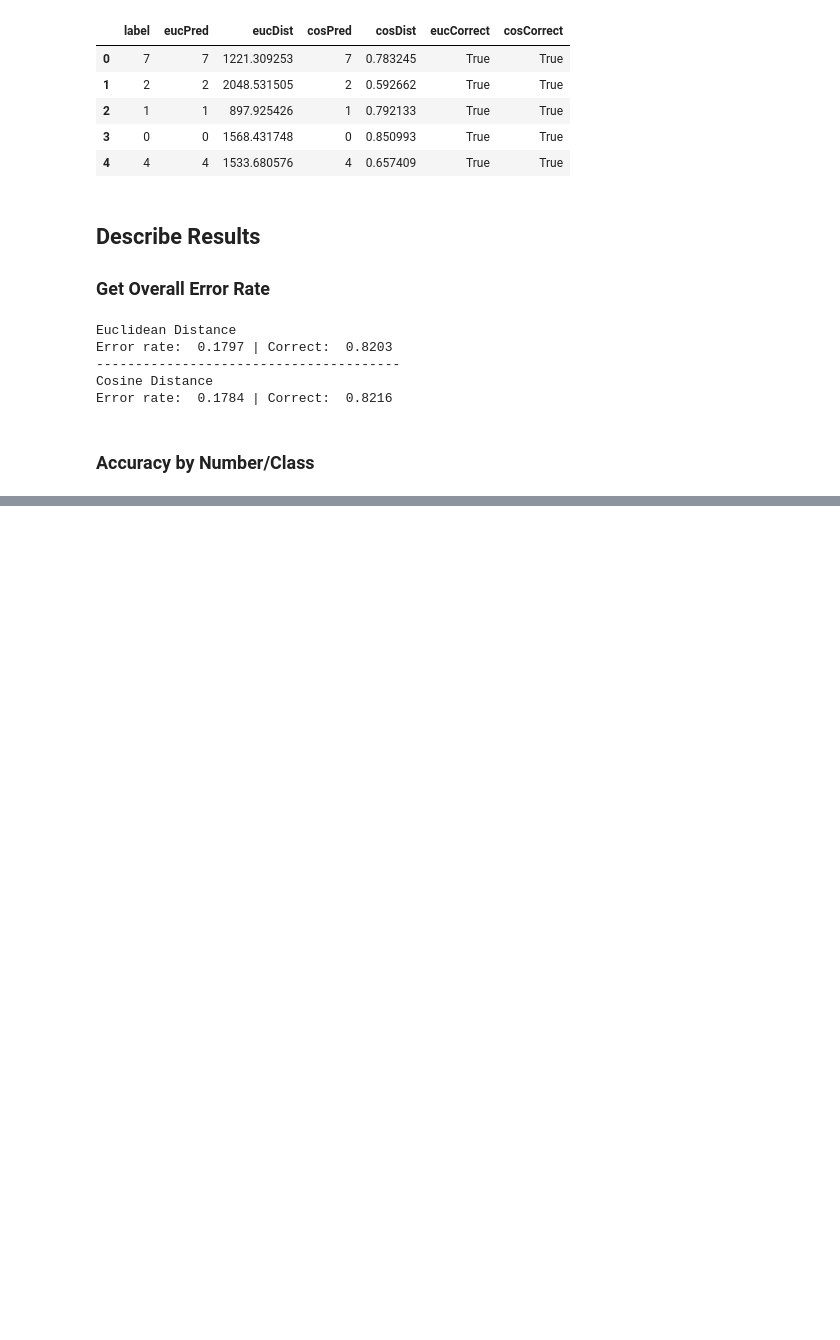
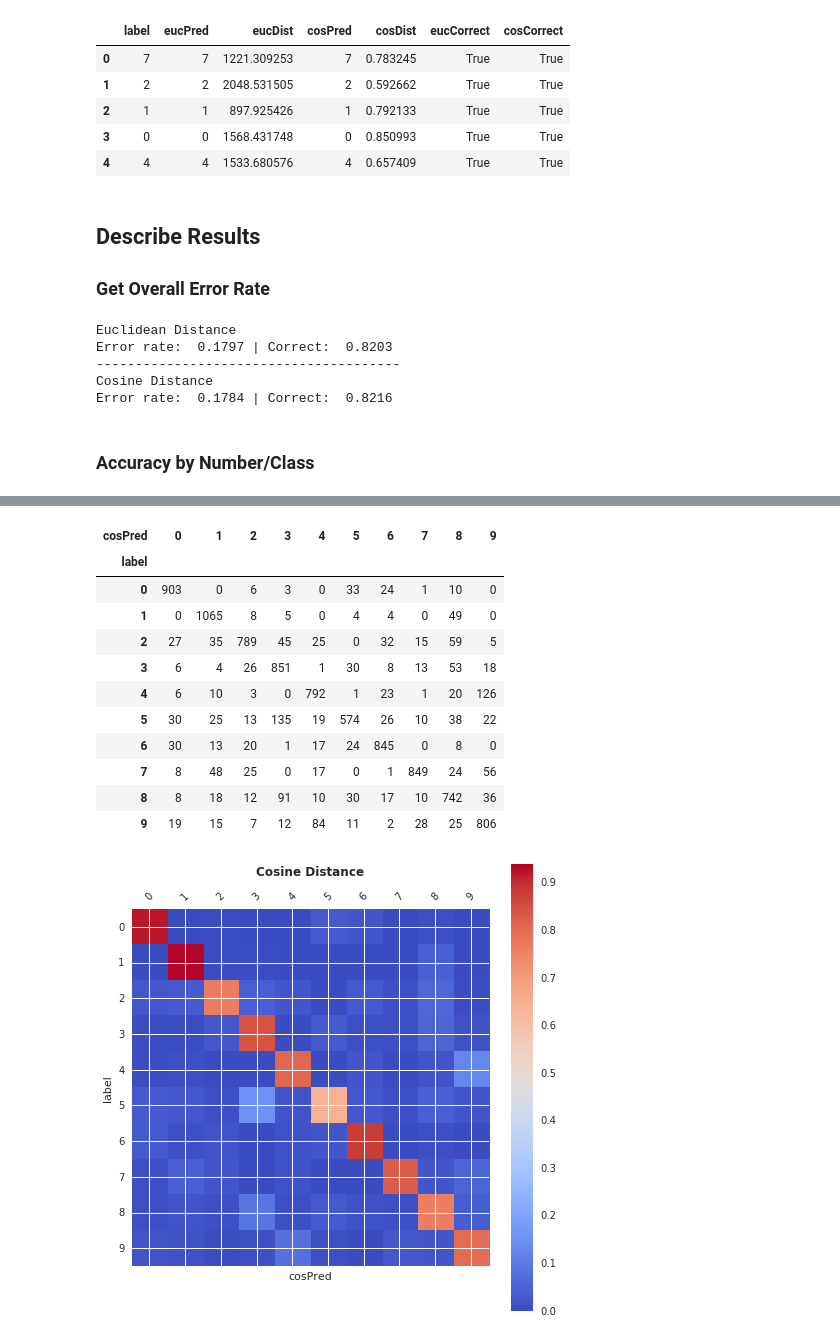
Before and after one commit to wwells/CUNY_DATA_602, a Jupyter notebook: FinalProject_MNIST/MNIST_Classifier_ww602_FP.ipynb, the cells around one changed output, grey strips where cells are left out. Saved outputs shown, nothing was run; the diff lists cells and outputs as text; code cells hidden in the pictures; blank space fills up the shorter version.

```diff
--- a/FinalProject_MNIST/MNIST_Classifier_ww602_FP.ipynb
+++ b/FinalProject_MNIST/MNIST_Classifier_ww602_FP.ipynb
@@ -359,0 +395,19 @@ pd.crosstab(finaldf["cosCorrect"], finaldf["label"],margins=True, normalize='col
+# %%
+cosConf = pd.crosstab(finaldf['label'], finaldf['cosPred'])
+cosConf_norm = pd.crosstab(finaldf['label'], finaldf['cosPred'], normalize='index')
+plot_confusion_matrix(cosConf_norm, "Cosine Distance")
+cosConf
+# %% [output]
+| cosPred | 0 | 1 | 2 | 3 | 4 | 5 | 6 | 7 | 8 | 9 |
+| label |  |  |  |  |  |  |  |  |  |  |
+| 0 | 903 | 0 | 6 | 3 | 0 | 33 | 24 | 1 | 10 | 0 |
+| 1 | 0 | 1065 | 8 | 5 | 0 | 4 | 4 | 0 | 49 | 0 |
+| 2 | 27 | 35 | 789 | 45 | 25 | 0 | 32 | 15 | 59 | 5 |
+| 3 | 6 | 4 | 26 | 851 | 1 | 30 | 8 | 13 | 53 | 18 |
+| 4 | 6 | 10 | 3 | 0 | 792 | 1 | 23 | 1 | 20 | 126 |
+| 5 | 30 | 25 | 13 | 135 | 19 | 574 | 26 | 10 | 38 | 22 |
+| 6 | 30 | 13 | 20 | 1 | 17 | 24 | 845 | 0 | 8 | 0 |
+| 7 | 8 | 48 | 25 | 0 | 17 | 0 | 1 | 849 | 24 | 56 |
+| 8 | 8 | 18 | 12 | 91 | 10 | 30 | 17 | 10 | 742 | 36 |
+| 9 | 19 | 15 | 7 | 12 | 84 | 11 | 2 | 28 | 25 | 806 |
+[figure, added]
```
Also changed, not shown: parts of 12 cells of this notebook, 1 other file.
